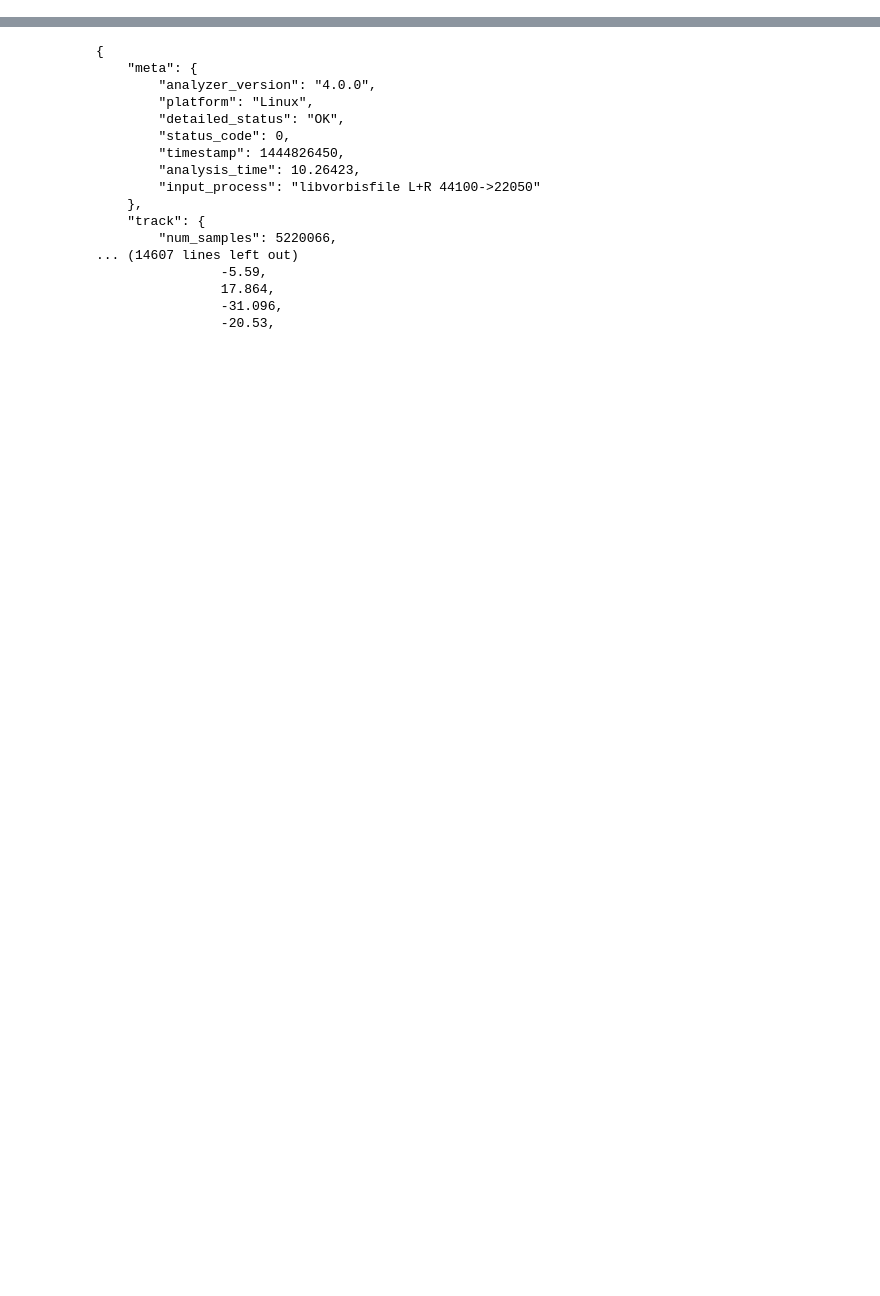
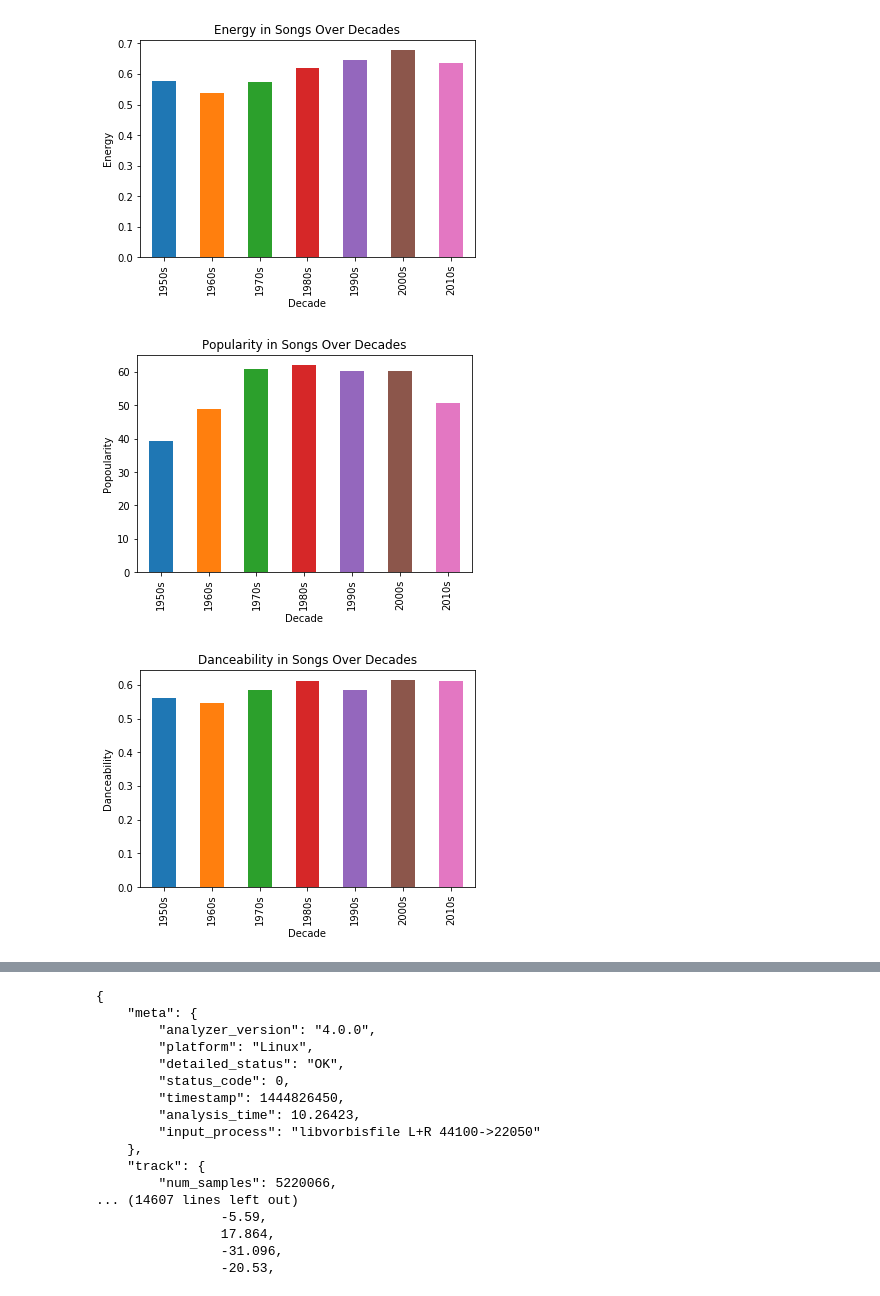
Before and after one commit to hackerman084/MusicOverTheDecades, a Jupyter notebook: Spotify Final.ipynb, the cells around one changed output, grey strips where cells are left out. Cells and saved outputs as stored; diff of their text form; code cells hidden in the pictures; blank space fills up the shorter version.

```diff
--- a/Spotify Final.ipynb
+++ b/Spotify Final.ipynb
@@ -42,0 +135,19 @@ print(json.dumps(results, indent=4, sort_keys=True))
+# %%
+data_2010s = pd.merge(df_new, track_info_df, left_on = 'track.id', right_on = 'id')
+data_2000s = pd.merge(grouped_00, track_info_00, left_on = 'track.id', right_on = 'id')
+data_1990s = pd.merge(grouped_90, track_info_90, left_on = 'track.id', right_on = 'id')
+data_1980s = pd.merge(grouped_80, track_info_80, left_on = 'track.id', right_on = 'id')
+data_1970s = pd.merge(grouped_70, track_info_70, left_on = 'track.id', right_on = 'id')
+data_1960s = pd.merge(grouped_60, track_info_60, left_on = 'track.id', right_on = 'id')
+data_1950s = pd.merge(grouped_50, track_info_50, left_on = 'track.id', right_on = 'id')
+# %%
+data_2010s['decade'] = '2010s'
+data_2000s['decade'] = '2000s'
+data_1990s['decade'] = '1990s'
+data_1980s['decade'] = '1980s'
+data_1970s['decade'] = '1970s'
+data_1960s['decade'] = '1960s'
+data_1950s['decade'] = '1950s'
+# %%
+decades_data = pd.concat([data_2010s, data_2000s, data_1990s, data_1980s, data_1970s, data_1960s, data_1950s])
+decades_data['energy'].groupby(decades_data['decade']).describe()
@@ -42,0 +164,40 @@ print(json.dumps(results, indent=4, sort_keys=True))
+# %%
+decades_data['energy'].groupby(decades_data['decade']).mean().plot(kind='bar')
+plt.ylabel('Energy')
+plt.xlabel('Decade')
+plt.title('Energy in Songs Over Decades')
+plt.show()
+
+decades_data['track.popularity'].groupby(decades_data['decade']).mean().plot(kind='bar')
+plt.ylabel('Popoularity')
+plt.xlabel('Decade')
+plt.title('Popularity in Songs Over Decades')
+plt.show()
+
+decades_data['danceability'].groupby(decades_data['decade']).mean().plot(kind='bar')
+plt.ylabel('Danceability')
+plt.xlabel('Decade')
+plt.title('Danceability in Songs Over Decades')
+plt.show()
+
+decades_data['liveness'].groupby(decades_data['decade']).mean().plot(kind='bar')
+plt.ylabel('Liveness')
+plt.xlabel('Decade')
+plt.title('Liveness in Songs Over Decades')
+plt.show()
+
+decades_data['speechiness'].groupby(decades_data['decade']).mean().plot(kind='bar')
+plt.ylabel('Speechiness')
+plt.xlabel('Decade')
+plt.title('Speechiness in Songs Over Decades')
+plt.show()
+
+decades_data['instrumentalness'].groupby(decades_data['decade']).mean().plot(kind='bar')
+plt.ylabel('Instrumentalness')
+plt.xlabel('Decade')
+plt.title('Instrumentalness in Songs Over Decades')
+plt.show()
+# %% [output]
+[figure, added]
+[figure, added]
+[figure, added]
```
Also changed, not shown: parts of 12 cells of this notebook.
